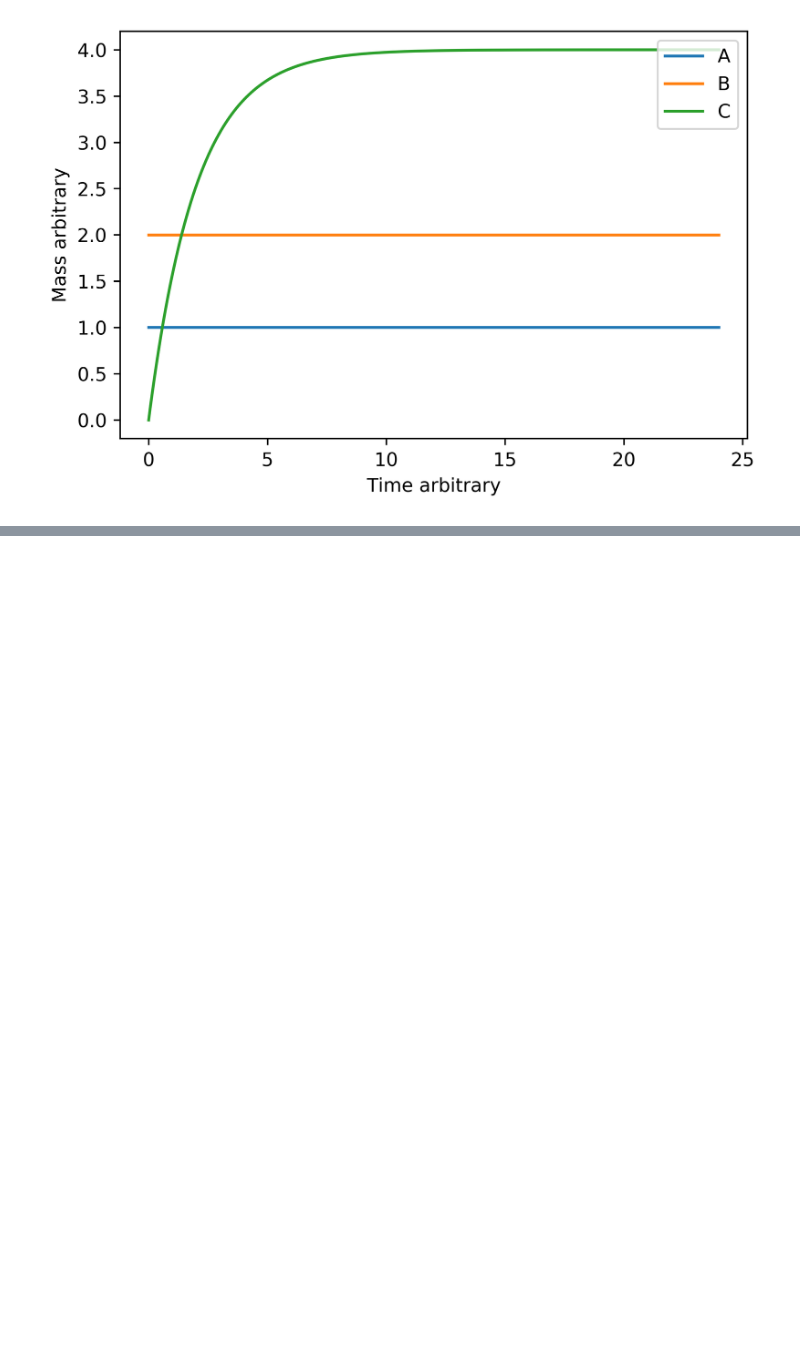
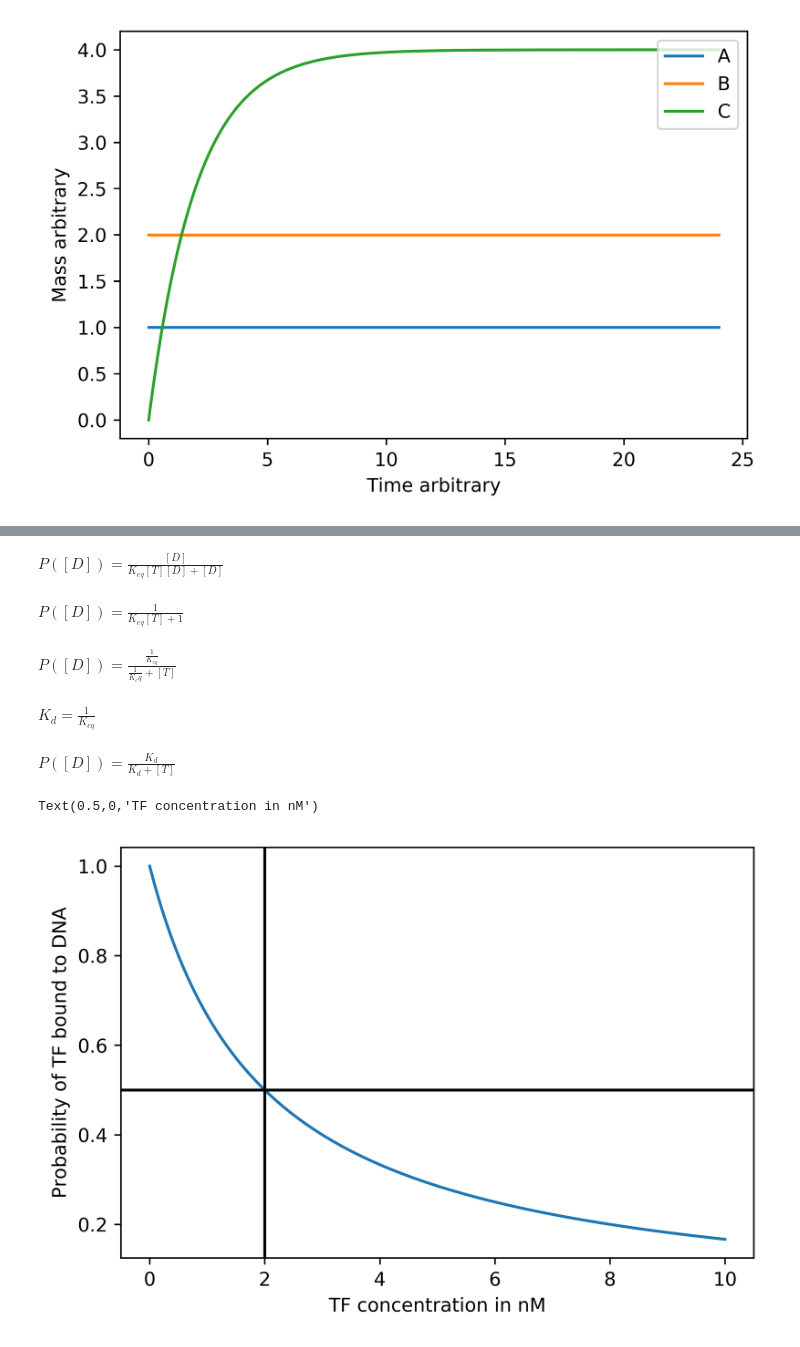
Before and after one commit to jurquiza/Practical_systems_biology_plants, a Jupyter notebook: scripts/Session1.ipynb, the cells around one changed output, grey strips where cells are left out. Drawn from its saved outputs; the diff is of its cells as text; code cells hidden in the pictures; blank space fills up the shorter version.

```diff
--- a/scripts/Session1.ipynb
+++ b/scripts/Session1.ipynb
@@ -69,0 +116,26 @@ legend(loc='upper right')
+# %% [markdown]
+$P([D])=\frac{[D]}{K_{eq}[T][D]+[D]}$
+# %% [markdown]
+$P([D])=\frac{1}{K_{eq}[T]+1}$
+# %% [markdown]
+$P([D])=\frac{\frac{1}{K_{eq}}}{\frac{1}{K_eq}+[T]}$
+# %% [markdown]
+$K_{d}=\frac{1}{K_{eq}}$
+# %% [markdown]
+$P([D])=\frac{K_{d}}{{K_d}+[T]}$
+# %%
+figure(dpi=600)
+#transcription factor concentartion
+T = linspace(0,10,1000) #generates a colleciton 1000 of points between 0,10
+kd=2
+P = kd/(kd+T)
+
+plot(T,P)
+
+axhline(0.5, color='black')
+axvline(2, color='black')
+ylabel('Probability of TF bound to DNA')
+xlabel('TF concentration in nM')
+# %% [output]
+Text(0.5,0,'TF concentration in nM')
+[figure, added]
```
Also changed, not shown: parts of 23 cells of this notebook, 2 other files.
